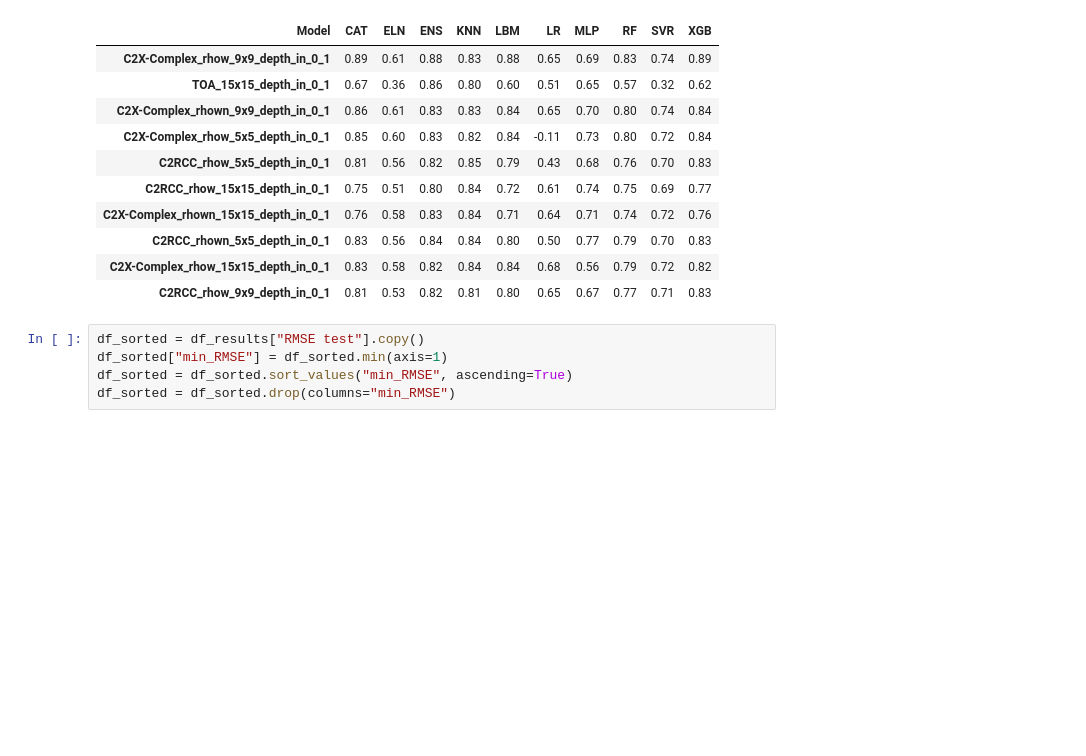
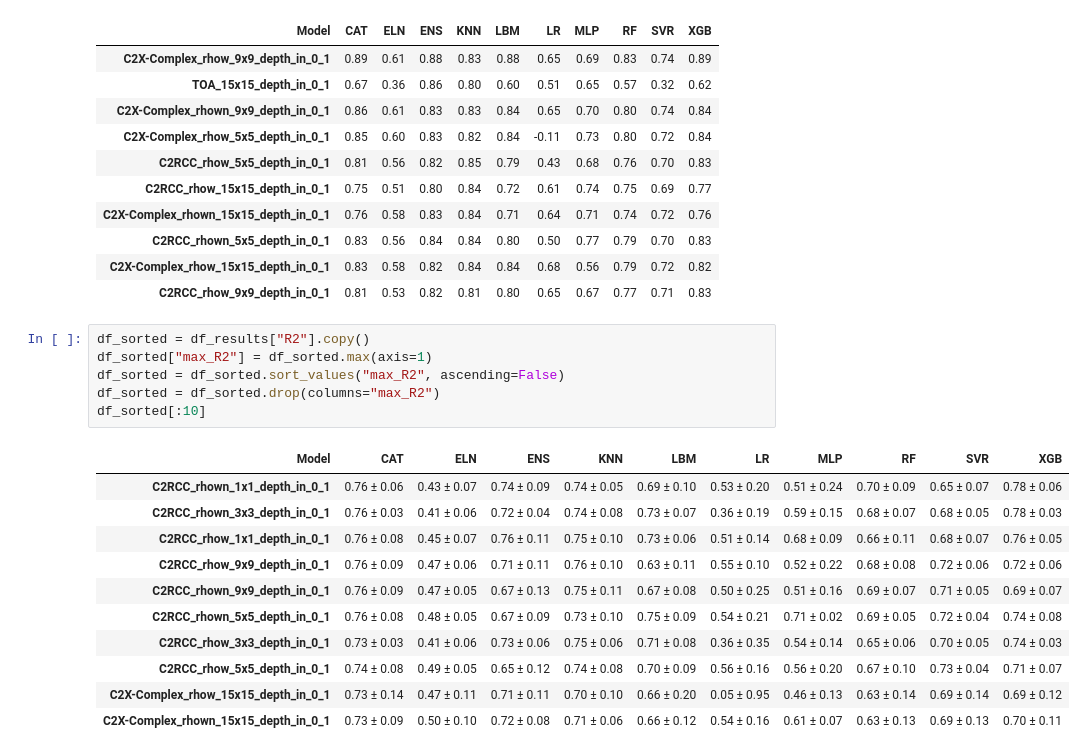
Before and after one commit to Antonio-MI/mar-menor-chl, a Jupyter notebook: Entrenamiento_V3.ipynb, the cells around one changed output. Saved outputs shown, nothing was run; the diff lists cells and outputs as text; blank space fills up the shorter version.

```diff
--- a/Entrenamiento_V3.ipynb
+++ b/Entrenamiento_V3.ipynb
@@ -662,7 +662,20 @@ df_sorted.iloc[:10]
 | C2X-Complex_rhow_15x15_depth_in_0_1 | 0.83 | 0.58 | 0.82 | 0.84 | 0.84 | 0.68 | 0.56 | 0.79 | 0.72 | 0.82 |
 | C2RCC_rhow_9x9_depth_in_0_1 | 0.81 | 0.53 | 0.82 | 0.81 | 0.80 | 0.65 | 0.67 | 0.77 | 0.71 | 0.83 |
 # %%
-df_sorted = df_results["RMSE test"].copy()
-df_sorted["min_RMSE"] = df_sorted.min(axis=1)
-df_sorted = df_sorted.sort_values("min_RMSE", ascending=True)
-df_sorted = df_sorted.drop(columns="min_RMSE")
+df_sorted = df_results["R2"].copy()
+df_sorted["max_R2"] = df_sorted.max(axis=1)
+df_sorted = df_sorted.sort_values("max_R2", ascending=False)
+df_sorted = df_sorted.drop(columns="max_R2")
+df_sorted[:10]
+# %% [output]
+| Model | CAT | ELN | ENS | KNN | LBM | LR | MLP | RF | SVR | XGB |
+| C2RCC_rhown_1x1_depth_in_0_1 | 0.76 ± 0.06 | 0.43 ± 0.07 | 0.74 ± 0.09 | 0.74 ± 0.05 | 0.69 ± 0.10 | 0.53 ± 0.20 | 0.51 ± 0.24 | 0.70 ± 0.09 | 0.65 ± 0.07 | 0.78 ± 0.06 |
+| C2RCC_rhown_3x3_depth_in_0_1 | 0.76 ± 0.03 | 0.41 ± 0.06 | 0.72 ± 0.04 | 0.74 ± 0.08 | 0.73 ± 0.07 | 0.36 ± 0.19 | 0.59 ± 0.15 | 0.68 ± 0.07 | 0.68 ± 0.05 | 0.78 ± 0.03 |
+| C2RCC_rhow_1x1_depth_in_0_1 | 0.76 ± 0.08 | 0.45 ± 0.07 | 0.76 ± 0.11 | 0.75 ± 0.10 | 0.73 ± 0.06 | 0.51 ± 0.14 | 0.68 ± 0.09 | 0.66 ± 0.11 | 0.68 ± 0.07 | 0.76 ± 0.05 |
+| C2RCC_rhow_9x9_depth_in_0_1 | 0.76 ± 0.09 | 0.47 ± 0.06 | 0.71 ± 0.11 | 0.76 ± 0.10 | 0.63 ± 0.11 | 0.55 ± 0.10 | 0.52 ± 0.22 | 0.68 ± 0.08 | 0.72 ± 0.06 | 0.72 ± 0.06 |
+| C2RCC_rhown_9x9_depth_in_0_1 | 0.76 ± 0.09 | 0.47 ± 0.05 | 0.67 ± 0.13 | 0.75 ± 0.11 | 0.67 ± 0.08 | 0.50 ± 0.25 | 0.51 ± 0.16 | 0.69 ± 0.07 | 0.71 ± 0.05 | 0.69 ± 0.07 |
+| C2RCC_rhown_5x5_depth_in_0_1 | 0.76 ± 0.08 | 0.48 ± 0.05 | 0.67 ± 0.09 | 0.73 ± 0.10 | 0.75 ± 0.09 | 0.54 ± 0.21 | 0.71 ± 0.02 | 0.69 ± 0.05 | 0.72 ± 0.04 | 0.74 ± 0.08 |
+| C2RCC_rhow_3x3_depth_in_0_1 | 0.73 ± 0.03 | 0.41 ± 0.06 | 0.73 ± 0.06 | 0.75 ± 0.06 | 0.71 ± 0.08 | 0.36 ± 0.35 | 0.54 ± 0.14 | 0.65 ± 0.06 | 0.70 ± 0.05 | 0.74 ± 0.03 |
+| C2RCC_rhow_5x5_depth_in_0_1 | 0.74 ± 0.08 | 0.49 ± 0.05 | 0.65 ± 0.12 | 0.74 ± 0.08 | 0.70 ± 0.09 | 0.56 ± 0.16 | 0.56 ± 0.20 | 0.67 ± 0.10 | 0.73 ± 0.04 | 0.71 ± 0.07 |
+| C2X-Complex_rhow_15x15_depth_in_0_1 | 0.73 ± 0.14 | 0.47 ± 0.11 | 0.71 ± 0.11 | 0.70 ± 0.10 | 0.66 ± 0.20 | 0.05 ± 0.95 | 0.46 ± 0.13 | 0.63 ± 0.14 | 0.69 ± 0.14 | 0.69 ± 0.12 |
+| C2X-Complex_rhown_15x15_depth_in_0_1 | 0.73 ± 0.09 | 0.50 ± 0.10 | 0.72 ± 0.08 | 0.71 ± 0.06 | 0.66 ± 0.12 | 0.54 ± 0.16 | 0.61 ± 0.07 | 0.63 ± 0.13 | 0.69 ± 0.13 | 0.70 ± 0.11 |
```
Also changed, not shown: parts of 1 cell of this notebook, 10 other files.
